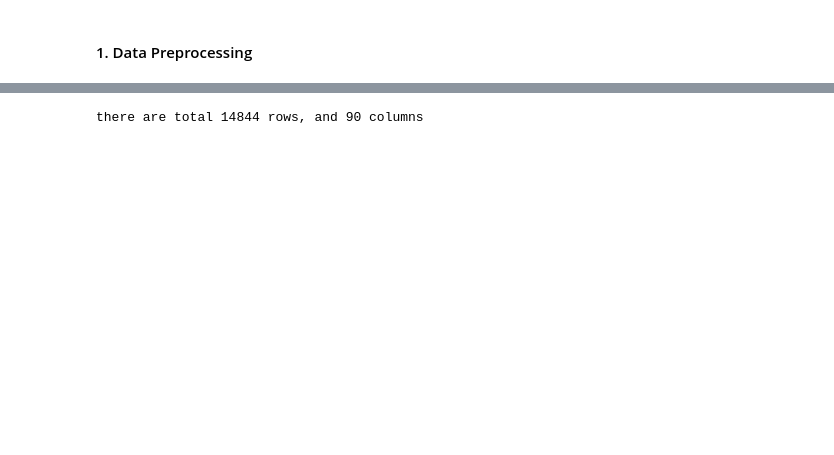
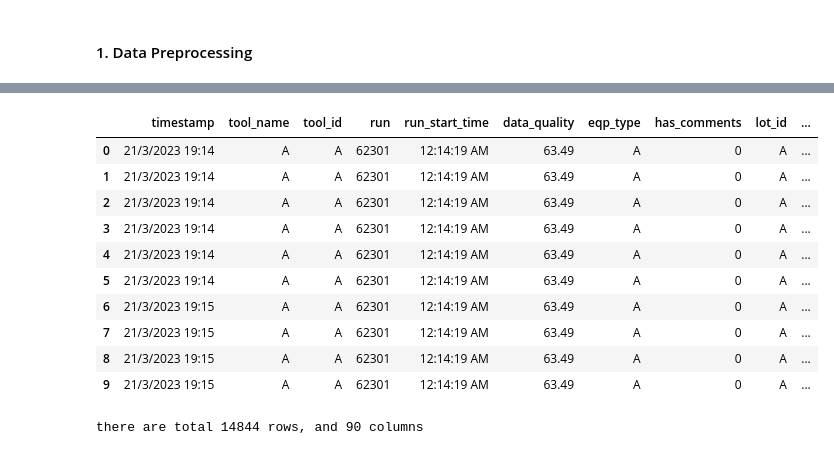
Before and after one commit to christopher192/machine-learning-project, a Jupyter notebook: tool-sensor-anomaly-detection/tool-sensor-anomaly-detection.ipynb, the cells around one changed output, grey strips where cells are left out. Cells and saved outputs as stored; diff of their text form; code cells hidden in the pictures; blank space fills up the shorter version.

```diff
--- a/tool-sensor-anomaly-detection/tool-sensor-anomaly-detection.ipynb
+++ b/tool-sensor-anomaly-detection/tool-sensor-anomaly-detection.ipynb
@@ -31,3 +10,71 @@ df.head(10)
+# %%
+# define the path to the file
+file_path = '../dataset/wafer-tool-sensor/tool_sensor_data.csv'
+
+# read the csv file
+df = pd.read_csv(file_path)
+
+column_dict = {
+    'TimeStamp': 'timestamp',
+    'ToolName': 'tool_name',
+    'TOOL_ID': 'tool_id',
+    'Run': 'run',
+    'RunStartTime': 'run_start_time',
+    'DATA_QUALITY': 'data_quality',
+    'EQPType': 'eqp_type',
+    'HasComments': 'has_comments',
+    'LOT_ID': 'lot_id',
+    'LogicalRecipeID': 'logical_recipe_id',
+    'LotPurposeType': 'lot_purpose_type',
+    'LotType': 'lot_type',
+    'MachineRecipeID': 'machine_recipe_id',
+    'PhysicalRecipeID': 'physical_recipe_id',
+    'PortID': 'port_id',
+    'ProcessOpNum': 'process_op_num',
+    'ProductGrpID': 'product_grp_id',
+    'ProductID': 'product_id',
+    'RECIPE_ID': 'recipe_id',
+    'ReticleID': 'reticle_id',
+    'RouteID': 'route_id',
+    'Technology': 'technology',
+    'WAFER_ID': 'wafer_id',
+    'EventType': 'event_type',
+    'EventName': 'event_name',
+    'EventId': 'event_id',
+    'EventSource': 'event_source',
+    'EventDescription': 'event_description',
+    'AlarmCode': 'alarm_code',
+    'AlarmStatus': 'alarm_status',
+    'CalcStepSeq': 'calc_step_seq',
+    'CalcLoopSeq': 'calc_loop_seq',
+    'RunTag': 'run_tag',
+    'Unnamed: 85': 'unnamed_85',
+    'Unnamed: 86': 'unnamed_86',
+    'Unnamed: 87': 'unnamed_87',
+    'Unnamed: 88': 'unnamed_88',
+    'Unnamed: 89': 'unnamed_89'
+}
+columns_not_in_dict = [col for col in df.columns if col not in column_dict.keys()]
+columns_not_in_dict = {col: f'tool_sensor{i + 1}' for i, col in enumerate(columns_not_in_dict) if col not in column_dict.keys()}
+
+merged_dict = {**column_dict, **columns_not_in_dict}
+
+df.rename(columns = merged_dict, inplace = True)
+
+# display top 10 rows
+df.head(10)
+# %% [output]
+|  | timestamp | tool_name | tool_id | run | run_start_time | data_quality | eqp_type | has_comments | lot_id | ... |
+| 0 | 21/3/2023 19:14 | A | A | 62301 | 12:14:19 AM | 63.49 | A | 0 | A | ... |
+| 1 | 21/3/2023 19:14 | A | A | 62301 | 12:14:19 AM | 63.49 | A | 0 | A | ... |
+| 2 | 21/3/2023 19:14 | A | A | 62301 | 12:14:19 AM | 63.49 | A | 0 | A | ... |
+| 3 | 21/3/2023 19:14 | A | A | 62301 | 12:14:19 AM | 63.49 | A | 0 | A | ... |
+| 4 | 21/3/2023 19:14 | A | A | 62301 | 12:14:19 AM | 63.49 | A | 0 | A | ... |
+| 5 | 21/3/2023 19:14 | A | A | 62301 | 12:14:19 AM | 63.49 | A | 0 | A | ... |
+| 6 | 21/3/2023 19:15 | A | A | 62301 | 12:14:19 AM | 63.49 | A | 0 | A | ... |
+| 7 | 21/3/2023 19:15 | A | A | 62301 | 12:14:19 AM | 63.49 | A | 0 | A | ... |
+| 8 | 21/3/2023 19:15 | A | A | 62301 | 12:14:19 AM | 63.49 | A | 0 | A | ... |
+| 9 | 21/3/2023 19:15 | A | A | 62301 | 12:14:19 AM | 63.49 | A | 0 | A | ... |
 # %%
 # display the shape of the dataframe
 print(f"there are total {df.shape[0]} rows, and {df.shape[1]} columns")
```
Also changed, not shown: parts of 10 cells of this notebook.
